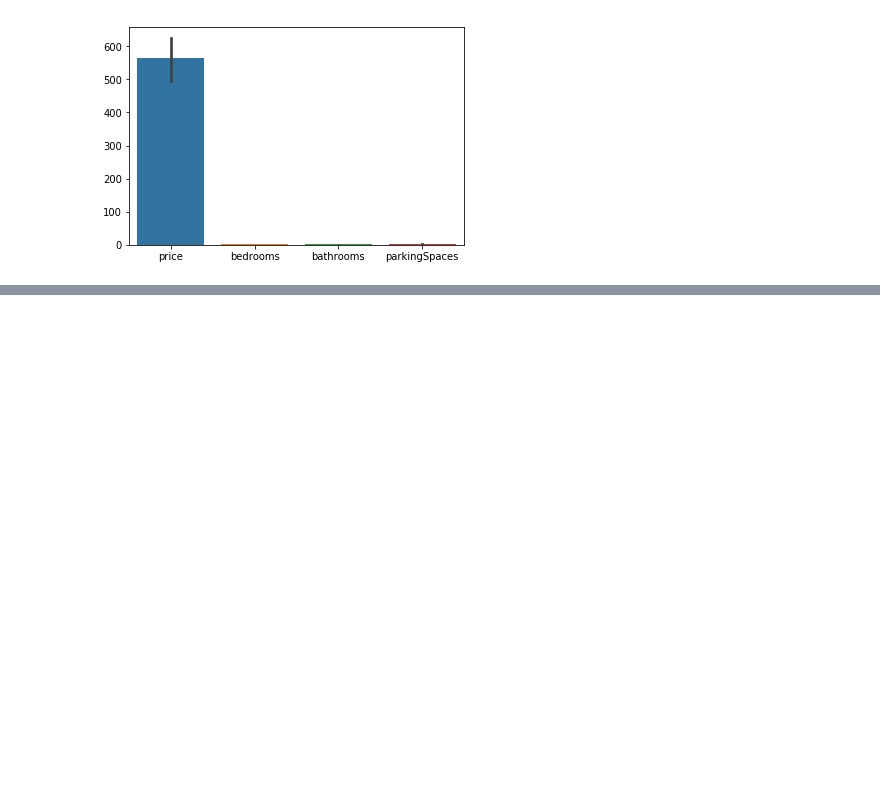
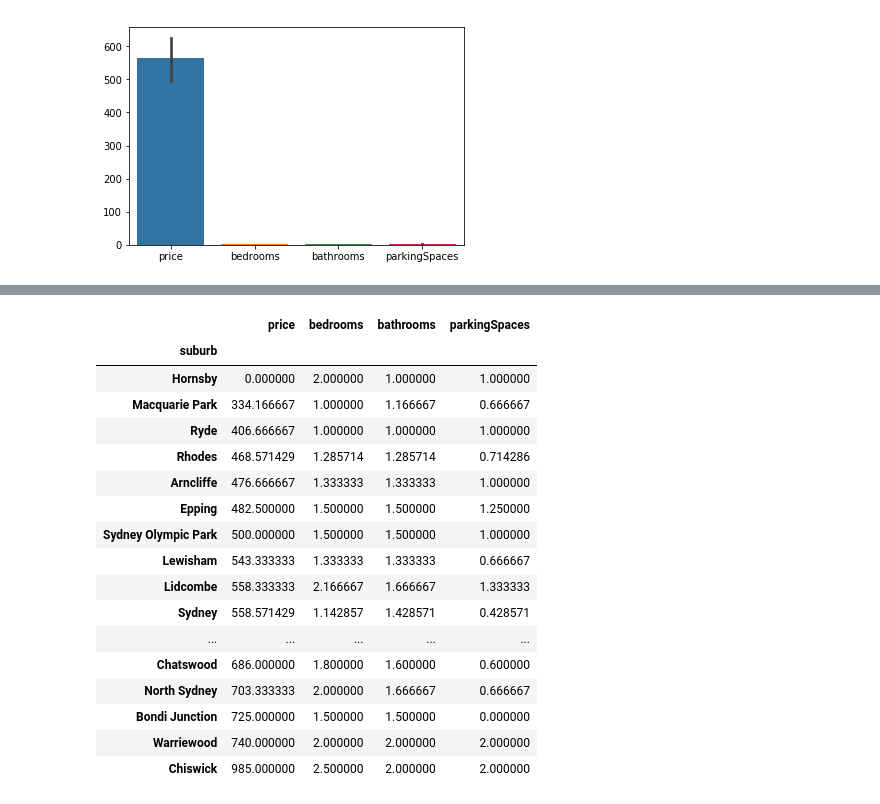
Before and after one commit to lrlrlrlr/realestate_crawler, a Jupyter notebook: agency_propety_parser.ipynb, the cells around one changed output, grey strips where cells are left out. Saved outputs shown, nothing was run; the diff lists cells and outputs as text; code cells hidden in the pictures; blank space fills up the shorter version.

```diff
--- a/agency_propety_parser.ipynb
+++ b/agency_propety_parser.ipynb
@@ -104,3 +84,25 @@ seaborn.barplot(data=df.groupby('suburb').mean())
+# %%
+# 各区平均价格/房间数量
+df.groupby('suburb').mean().sort_values('price')
+# %% [output]
+|  | price | bedrooms | bathrooms | parkingSpaces |
+| suburb |  |  |  |  |
+| Hornsby | 0.000000 | 2.000000 | 1.000000 | 1.000000 |
+| Macquarie Park | 334.166667 | 1.000000 | 1.166667 | 0.666667 |
+| Ryde | 406.666667 | 1.000000 | 1.000000 | 1.000000 |
+| Rhodes | 468.571429 | 1.285714 | 1.285714 | 0.714286 |
+| Arncliffe | 476.666667 | 1.333333 | 1.333333 | 1.000000 |
+| Epping | 482.500000 | 1.500000 | 1.500000 | 1.250000 |
+| Sydney Olympic Park | 500.000000 | 1.500000 | 1.500000 | 1.000000 |
+| Lewisham | 543.333333 | 1.333333 | 1.333333 | 0.666667 |
+| Lidcombe | 558.333333 | 2.166667 | 1.666667 | 1.333333 |
+| Sydney | 558.571429 | 1.142857 | 1.428571 | 0.428571 |
+| ... | ... | ... | ... | ... |
+| Chatswood | 686.000000 | 1.800000 | 1.600000 | 0.600000 |
+| North Sydney | 703.333333 | 2.000000 | 1.666667 | 0.666667 |
+| Bondi Junction | 725.000000 | 1.500000 | 1.500000 | 0.000000 |
+| Warriewood | 740.000000 | 2.000000 | 2.000000 | 2.000000 |
+| Chiswick | 985.000000 | 2.500000 | 2.000000 | 2.000000 |
 # %%
 considered_suburb = ['Bondi Junction', 'Eastgardens', 'Mascot','Waterloo', 'Zetland']
 # %%
```
Also changed, not shown: parts of 4 cells of this notebook, 1 other file.
